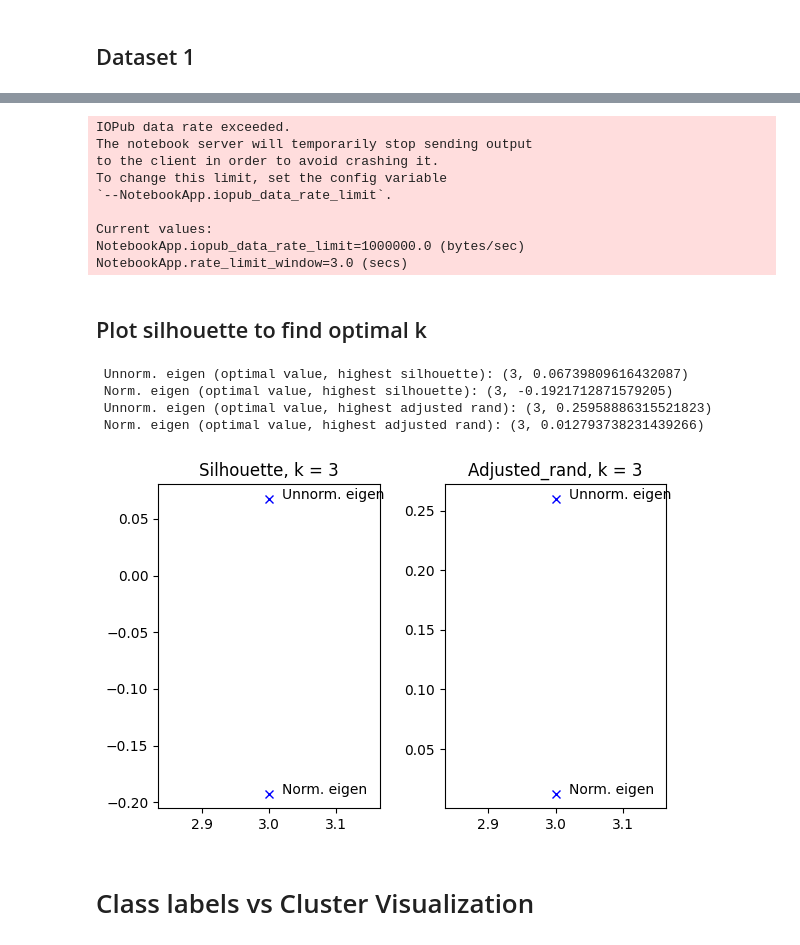
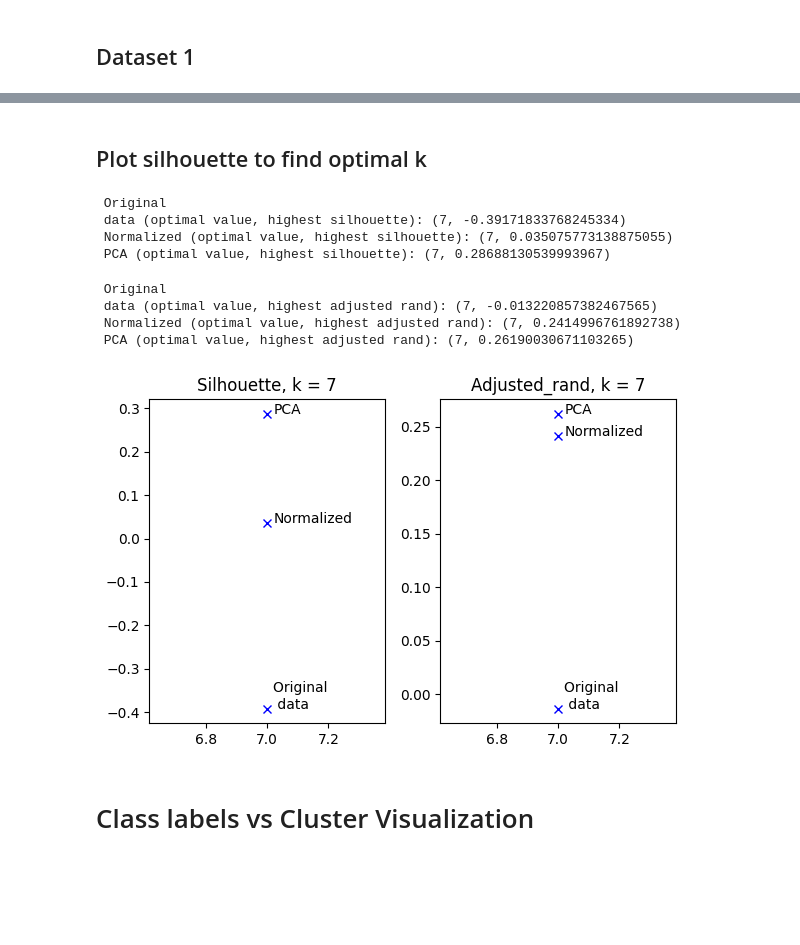
Before and after one commit to clumsyspeedboat/clustering_metaproteins, a Jupyter notebook: sc_NJW.ipynb, the cells around one changed output, grey strips where cells are left out. Saved outputs shown, nothing was run; the diff lists cells and outputs as text; code cells hidden in the pictures; blank space fills up the shorter version.

```diff
--- a/sc_NJW.ipynb
+++ b/sc_NJW.ipynb
@@ -177,4 +177,4 @@ df_pca['class_label'] = ['CD' if 'CD' in index
                          for index, patient in df_pca.iterrows()]
 df_pca['class_label'] = df_pca['class_label'].astype('category').cat.codes
 
-df_pca_control = df_pca[['P1','P2','P3']]
+df_pca_control = df_pca[['P1','P2']]
@@ -250,34 +277,22 @@ plt.show()
 # %%
 # Normalized Eigen values and vectors
-X, Y = calculate_eigen_NJW(df_pca_control, 'euclidean', 0.1, 3 )
+X, Y = calculate_eigen_NJW(df_pca_control, 'euclidean', 2, 7)
 df_U = pd.DataFrame(X)
-X, Y = calculate_eigen_NJW(df_pca_control, 'euclidean', 0.15, 3 )
+X, Y = calculate_eigen_NJW(df_pca_control, 'euclidean', 6, 7)
 df_N = pd.DataFrame(Y)
-# %%
-df_csv_da
-# %% [output]
-IOPub data rate exceeded.
-The notebook server will temporarily stop sending output
-to the client in order to avoid crashing it.
-To change this limit, set the config variable
-`--NotebookApp.iopub_data_rate_limit`.
-
-Current values:
-NotebookApp.iopub_data_rate_limit=1000000.0 (bytes/sec)
-NotebookApp.rate_limit_window=3.0 (secs)
 # %% [markdown]
 ## Plot silhouette to find optimal k
 # %%
-range_param = [3]
+range_param = [7]
 algorithms = [KMeans]
 df_csv_data.name = 'Original \n data'
 df_csv_data2.name = 'Abundant \n columns'
 df_normalized.name = 'Normalized'
 df_pca_control.name = 'PCA'
-df_U.name = 'Unnorm. eigen'
-df_N.name = 'Norm. eigen'
+df_U.name = 'eigen'
+df_N.name = 'renorm. eigen'
 
-list_df = [df_U,df_N]
+list_df = [df_csv_data,df_normalized,df_pca_control]
 
 rcParams['figure.figsize']= 6,4
 
@@ -291,49 +306,53 @@ for df in list_df:
     silhouette_values = []
 
     for value in range_param:
-        clustering = KMeans(n_clusters = value)
+        clustering = SpectralClustering(n_clusters = value)
         # df['cluster']  = clustering.fit_predict(U)
         clustering.fit(df)
         cluster_labels = clustering.labels_
-        silhouette_values.append(silhouette_score(df_csv_data, cluster_labels))
+        silhouette_values.append(silhouette_score(df, cluster_labels))
 
     thisdict = dict(zip(range_param,silhouette_values))
     opt_val = max(thisdict, key = (lambda k: thisdict[k]))
     print(f' {df.name} (optimal value, highest silhouette): {opt_val, thisdict[opt_val]}')
     plt.plot(range_param,silhouette_values,'-bx')
     plt.annotate(f'{df.name}', xy = (opt_val + 0.02, thisdict[opt_val]))
     plt.title(f'Silhouette, k = {range_param[0]}')
 
 
 plt.subplot(1,2,2)
 for df in list_df:
 
     df_temp = df
 
     adjusted_rand_values = []
 
     for value in range_param:
-        clustering = KMeans(n_clusters = value)
+        clustering = SpectralClustering(n_clusters = value)
         # df['cluster']  = clustering.fit_predict(U)
         clustering.fit(df)
         cluster_labels = clustering.labels_
         adjusted_rand_values.append(adjusted_rand_score(df_pca.class_label, cluster_labels))
 
     thisdict = dict(zip(range_param,adjusted_rand_values))
     opt_val = max(thisdict, key = (lambda k: thisdict[k]))
     print(f' {df.name} (optimal value, highest adjusted rand): {opt_val, thisdict[opt_val]}')
     plt.plot(range_param,adjusted_rand_values,'-bx')
     plt.annotate(f'{df.name}', xy = (opt_val + 0.02, thisdict[opt_val]))
     plt.title(f'Adjusted_rand, k = {range_param[0]}')
 
 plt.tight_layout()
 plt.show()
 # %% [output]
- Unnorm. eigen (optimal value, highest silhouette): (3, 0.06739809616432087)
- Norm. eigen (optimal value, highest silhouette): (3, -0.1921712871579205)
- Unnorm. eigen (optimal value, highest adjusted rand): (3, 0.25958886315521823)
- Norm. eigen (optimal value, highest adjusted rand): (3, 0.012793738231439266)
+ Original
+ data (optimal value, highest silhouette): (7, -0.39171833768245334)
+ Normalized (optimal value, highest silhouette): (7, 0.035075773138875055)
+ PCA (optimal value, highest silhouette): (7, 0.28688130539993967)
+ Original
+ data (optimal value, highest adjusted rand): (7, -0.013220857382467565)
+ Normalized (optimal value, highest adjusted rand): (7, 0.2414996761892738)
+ PCA (optimal value, highest adjusted rand): (7, 0.26190030671103265)
-[figure, old version]
+[figure, new version]
 # %% [markdown]
 # Class labels vs Cluster Visualization
 # %%
```
Also changed, not shown: parts of 3 cells of this notebook.
